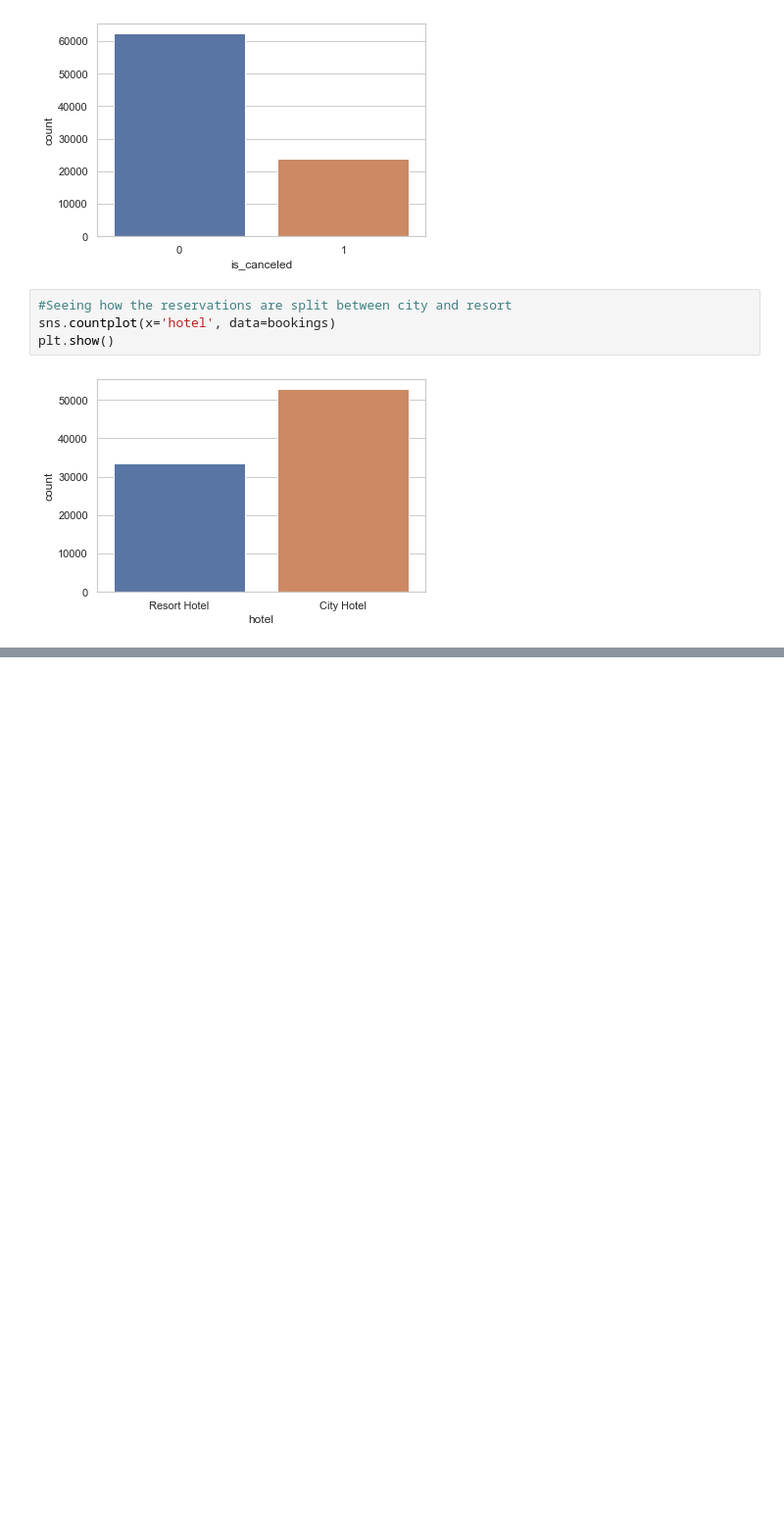
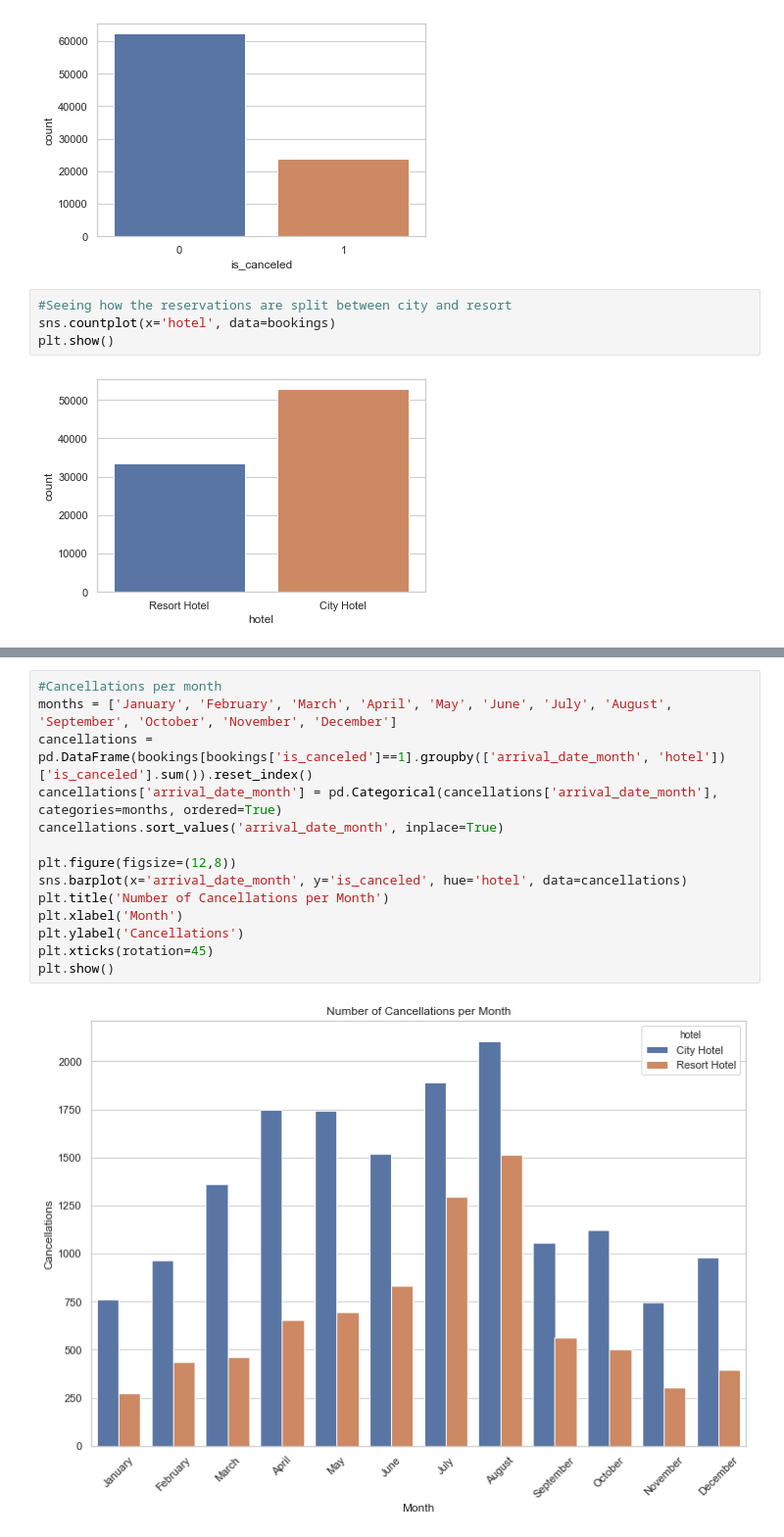
Before and after one commit to asaint13/Capstone_Two-Booking_Cancelations, a Jupyter notebook: 03-EDA.ipynb, the cells around one changed output, grey strips where cells are left out. Shown at 98% size. Saved outputs shown, nothing was run; the diff lists cells and outputs as text; blank space fills up the shorter version.

Commit message:
Added exploration of categorical variables

```diff
--- a/03-EDA.ipynb
+++ b/03-EDA.ipynb
@@ -253,0 +249,16 @@ plt.show()
+# %%
+#Cancellations per month
+months = ['January', 'February', 'March', 'April', 'May', 'June', 'July', 'August', 'September', 'October', 'November', 'December']
+cancellations = pd.DataFrame(bookings[bookings['is_canceled']==1].groupby(['arrival_date_month', 'hotel'])['is_canceled'].sum()).reset_index()
+cancellations['arrival_date_month'] = pd.Categorical(cancellations['arrival_date_month'], categories=months, ordered=True)
+cancellations.sort_values('arrival_date_month', inplace=True)
+
+plt.figure(figsize=(12,8))
+sns.barplot(x='arrival_date_month', y='is_canceled', hue='hotel', data=cancellations)
+plt.title('Number of Cancellations per Month')
+plt.xlabel('Month')
+plt.ylabel('Cancellations')
+plt.xticks(rotation=45)
+plt.show()
+# %% [output]
+[figure, added]
```
Also changed, not shown: parts of 18 cells of this notebook.
